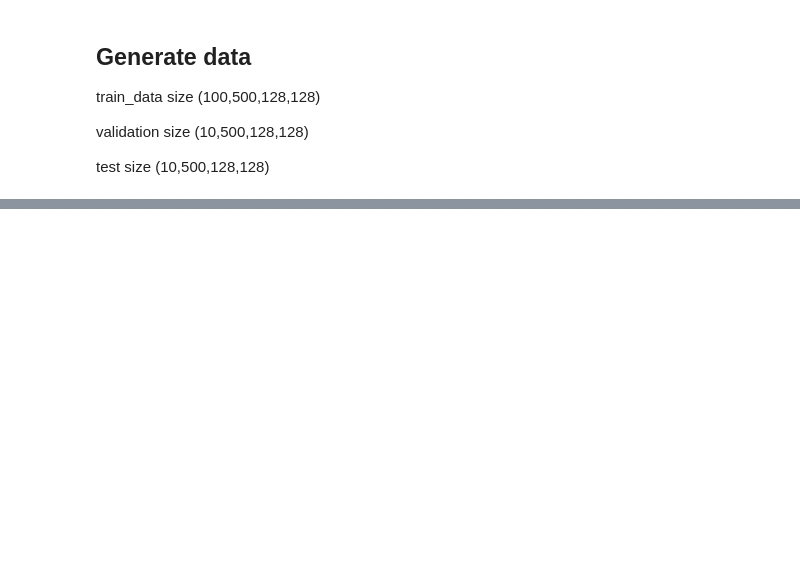
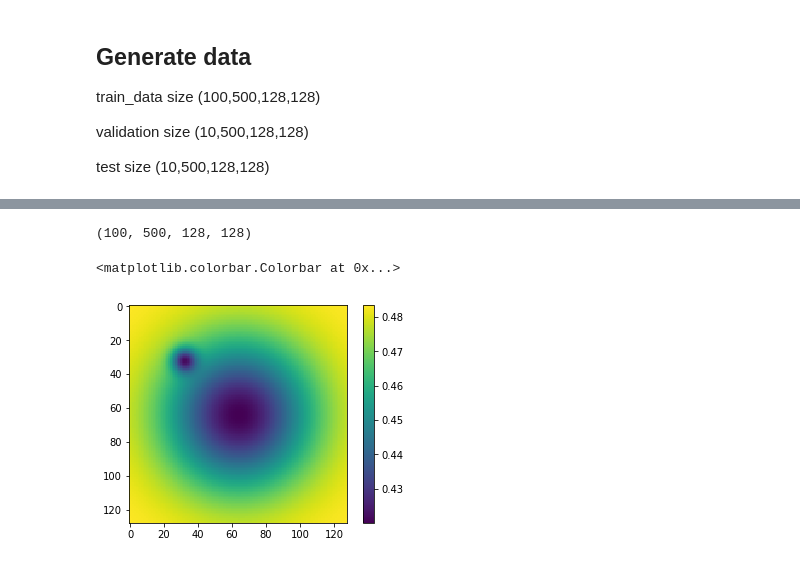
Before and after one commit to KatieJ16/Time_Space_multiscale, a Jupyter notebook: scripts/toy3a_generate_data.ipynb, the cells around one changed output, grey strips where cells are left out. Cells and saved outputs as stored; diff of their text form; code cells hidden in the pictures; blank space fills up the shorter version.

```diff
--- a/scripts/toy3a_generate_data.ipynb
+++ b/scripts/toy3a_generate_data.ipynb
@@ -151,8 +151,12 @@ making done, saving to  ../data/toy3a/test_data.npy
 done
 # %%
 print(train_data.shape)
-plt.imshow(train_data[2,0])
+plt.imshow(train_data[2,4])
 plt.colorbar()
+# %% [output]
+(100, 500, 128, 128)
+<matplotlib.colorbar.Colorbar at 0x...>
+[figure, added]
 # %%
 print(train_data.shape)
 mean_to_plot = np.mean(train_data[0], axis = (1,2))
```
Also changed, not shown: parts of 4 cells of this notebook, 2 other files.
